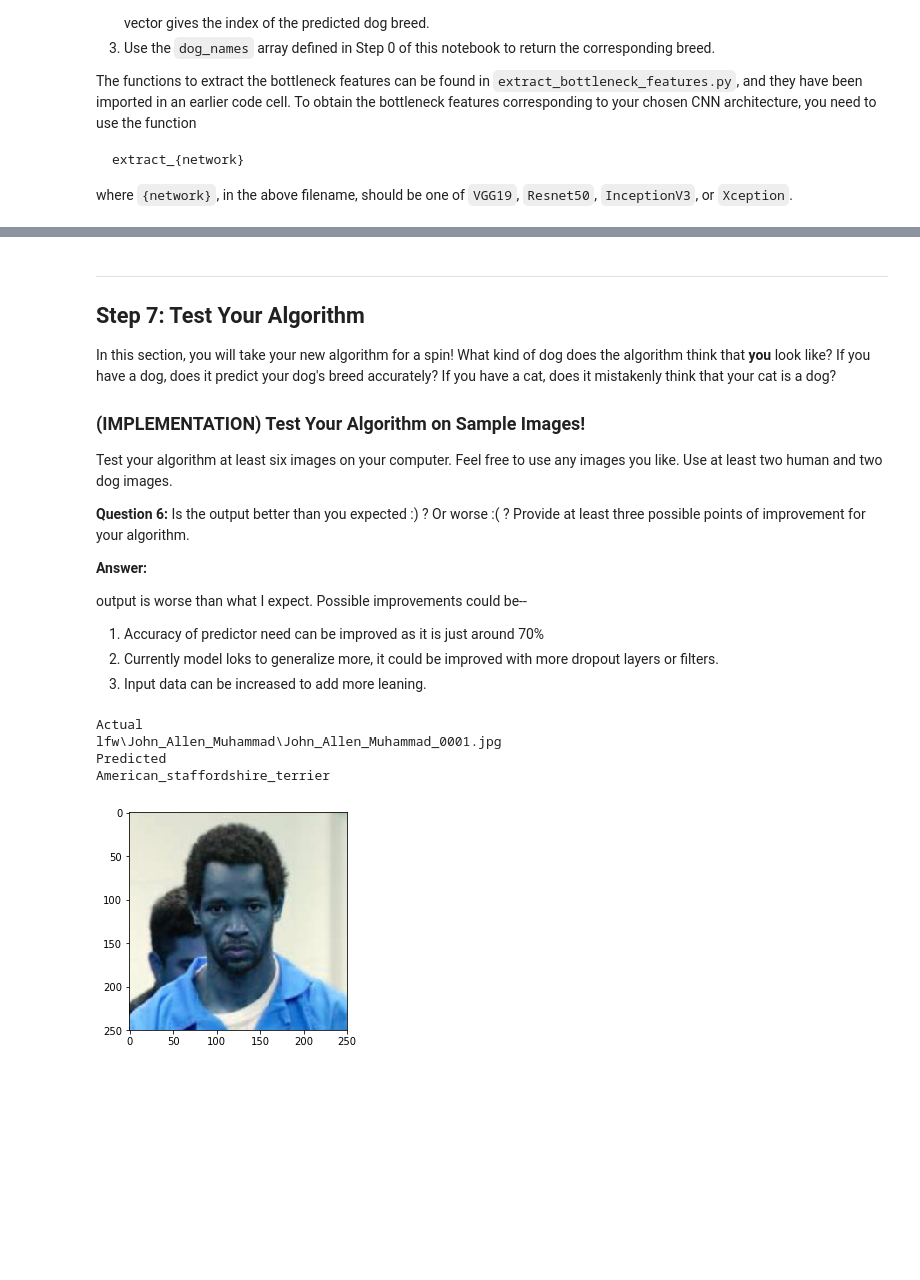
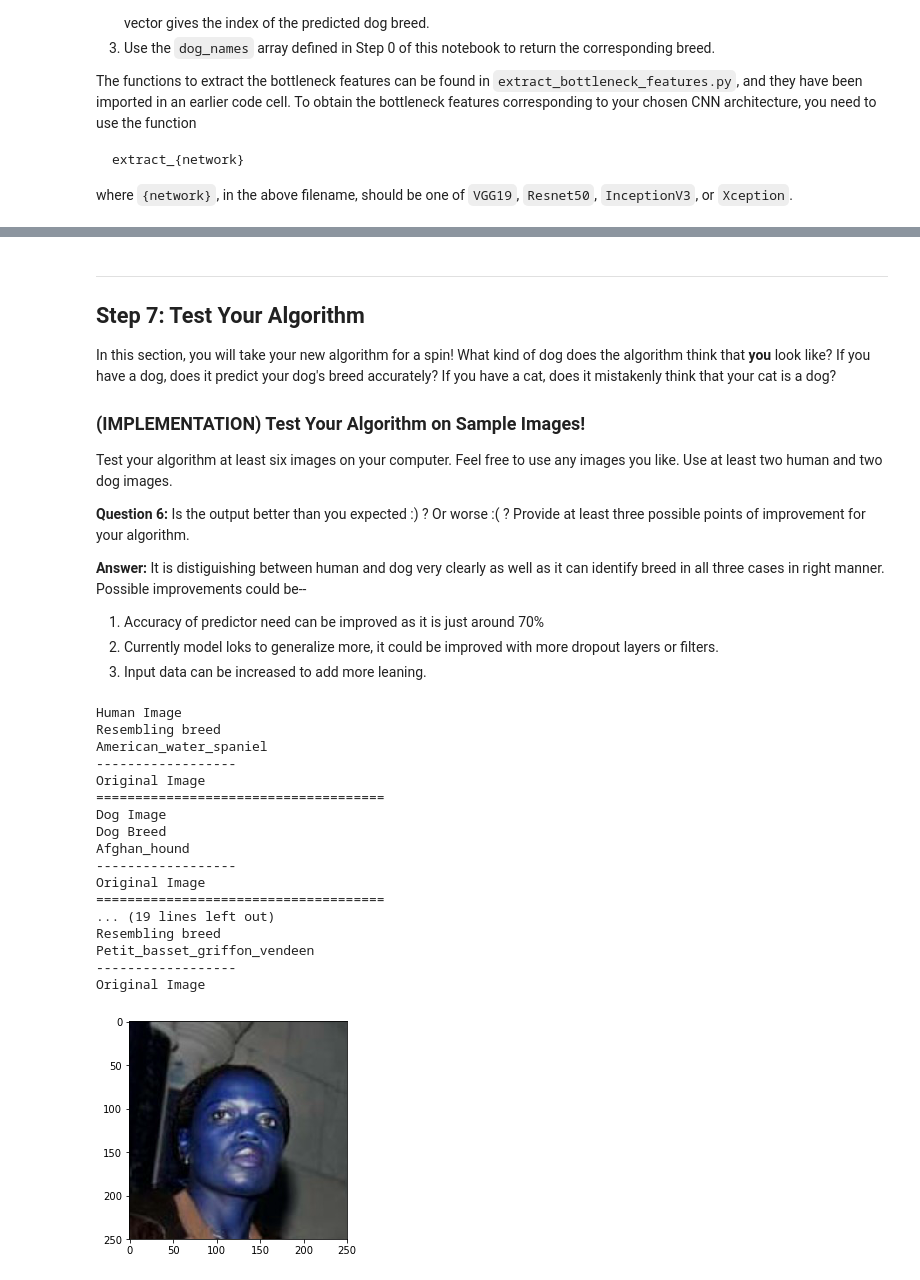
Before and after one commit to hemantnyadav/Identify-Dog-Breed-Deep-Learning-, a Jupyter notebook: dog_app.ipynb, the cells around one changed output, grey strips where cells are left out. Cells and saved outputs as stored; diff of their text form; code cells hidden in the pictures; blank space fills up the shorter version.

Commit message:
Fix: Six images added with modified last function

```diff
--- a/dog_app.ipynb
+++ b/dog_app.ipynb
@@ -622,10 +623,10 @@ In the code block below, extract the bottleneck features corresponding to the tr
 # %%
 ### TODO: Obtain bottleneck features from another pre-trained CNN.
 
-bottleneck_features = np.load('bottleneck_features/DogVGG19Data.npz')
-train_VGG19 = bottleneck_features['train']
-valid_VGG19 = bottleneck_features['valid']
-test_VGG19 = bottleneck_features['test']
+bottleneck_features = np.load('bottleneck_features/DogXceptionData.npz')
+train_Xception = bottleneck_features['train']
+valid_Xception = bottleneck_features['valid']
+test_Xception = bottleneck_features['test']
 # %% [markdown]
 ### (IMPLEMENTATION) Model Architecture
 
@@ -663,7 +664,7 @@ _________________________________________________________________
 ### (IMPLEMENTATION) Compile the Model
 # %%
 ### TODO: Compile the model.
-VGG19_model.compile(loss='categorical_crossentropy', optimizer='rmsprop', metrics=['accuracy'])
+Xception_model.compile(loss='categorical_crossentropy', optimizer='rmsprop', metrics=['accuracy'])
 # %% [markdown]
 ### (IMPLEMENTATION) Train the Model
 
@@ -672,11 +673,11 @@ Train your model in the code cell below.  Use model checkpointing to save the mo
 You are welcome to [augment the training data](https://blog.keras.io/building-powerful-image-classification-models-using-very-little-data.html), but this is not a requirement.
 # %%
 ### TODO: Train the model.
-checkpointer = ModelCheckpoint(filepath='saved_models/weights.best.VGG19.hdf5',
+checkpointer = ModelCheckpoint(filepath='saved_models/weights.best.Xception.hdf5',
                                verbose=1, save_best_only=True)
 
-history = VGG19_model.fit(train_VGG19, train_targets,
-          validation_data=(valid_VGG19, valid_targets),
+history = Xception_model.fit(train_Xception, train_targets,
+          validation_data=(valid_Xception, valid_targets),
           epochs=20, batch_size=20, callbacks=[checkpointer], verbose=1)
 # %% [output]
 Train on 6680 samples, validate on 835 samples
@@ -758,11 +759,11 @@ where `{network}`, in the above filename, should be one of `VGG19`, `Resnet50`,
 ### and returns the dog breed that is predicted by the model.
 from extract_bottleneck_features import *
 
-def VGG19_predict_breed(img_path):
+def Xception_predict_breed(img_path):
     # extract bottleneck features
-    bottleneck_feature = extract_VGG19(path_to_tensor(img_path))
+    bottleneck_feature = extract_Xception(path_to_tensor(img_path))
     # obtain predicted vector
-    predicted_vector = VGG19_model.predict(bottleneck_feature)
+    predicted_vector = Xception_model.predict(bottleneck_feature)
     # return dog breed that is predicted by the model
     return dog_names[np.argmax(predicted_vector)]
 # %% [markdown]
@@ -819,8 +817,8 @@ Test your algorithm at least six images on your computer.  Feel free to use any
 __Question 6:__ Is the output better than you expected :) ?  Or worse :( ?  Provide at least three possible points of improvement for your algorithm.
 
 __Answer:__
-
-output is worse than what I expect. Possible improvements could be--
+It is distiguishing between human and dog very clearly as well as it can identify breed in all three cases in right manner.
+Possible improvements could be--
 
 1. Accuracy of predictor need can be improved as it is just around 70%
 2. Currently model loks to generalize more, it could be improved with more dropout layers or filters.
@@ -828,22 +826,44 @@ output is worse than what I expect. Possible improvements could be--
 # %%
 ## TODO: Execute your algorithm from Step 6 on
 ## at least 6 images on your computer.
 ## Feel free to use as many code cells as needed.
+#test_files = load_files('Submission2')
+#print(test_files)
+#test_files_names = np.array(test_files['filenames'])
+#print(test_files_names)
 
-img_path = random.choice(human_files_short)
+#img_path = random.choice(human_files_short)
+final_algo("Submission2/Aaron_Guiel_0001.jpg")
+print("=====================================")
+final_algo("Submission2/Afghan_hound_00116.jpg")
+print("=====================================")
+final_algo("Submission2/Bloodhound_01885.jpg")
+print("=====================================")
+final_algo("Submission2/English_springer_spaniel_04446.jpg")
+print("=====================================")
+final_algo("Submission2/Yann_Martel_0001.jpg")
+print("=====================================")
+final_algo("Submission2/Zumrati_Juma_0001.jpg")
 
-
-print("Actual")
-d, dogname = final_algo(img_path)
-print(img_path)
-print("Predicted")
-print(dogname)
 
 #img = cv2.imread("dogImages\/train\\081.Greyhound\\"+dogname+"\.jpg")
 #plt.imshow(img)
 # %% [output]
-Actual
-lfw\John_Allen_Muhammad\John_Allen_Muhammad_0001.jpg
-Predicted
-American_staffordshire_terrier
+Human Image
+Resembling breed
+American_water_spaniel
+------------------
+Original Image
+=====================================
+Dog Image
+Dog Breed
+Afghan_hound
+------------------
+Original Image
+=====================================
+... (19 lines left out)
+Resembling breed
+Petit_basset_griffon_vendeen
+------------------
+Original Image
-[figure, old version]
+[figure, new version]
```
Also changed, not shown: parts of 12 cells of this notebook, 7 other files.
